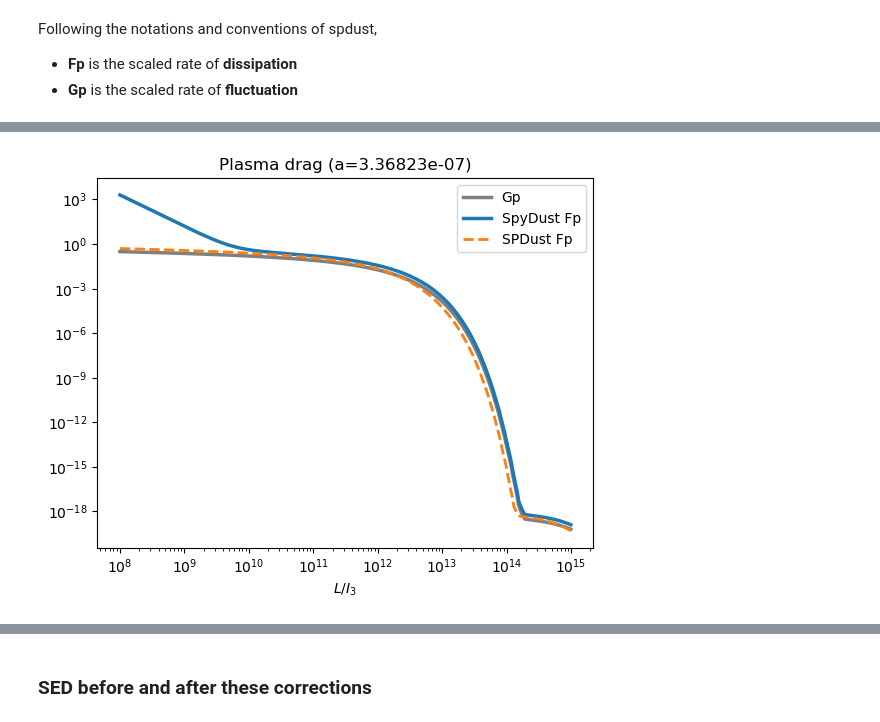
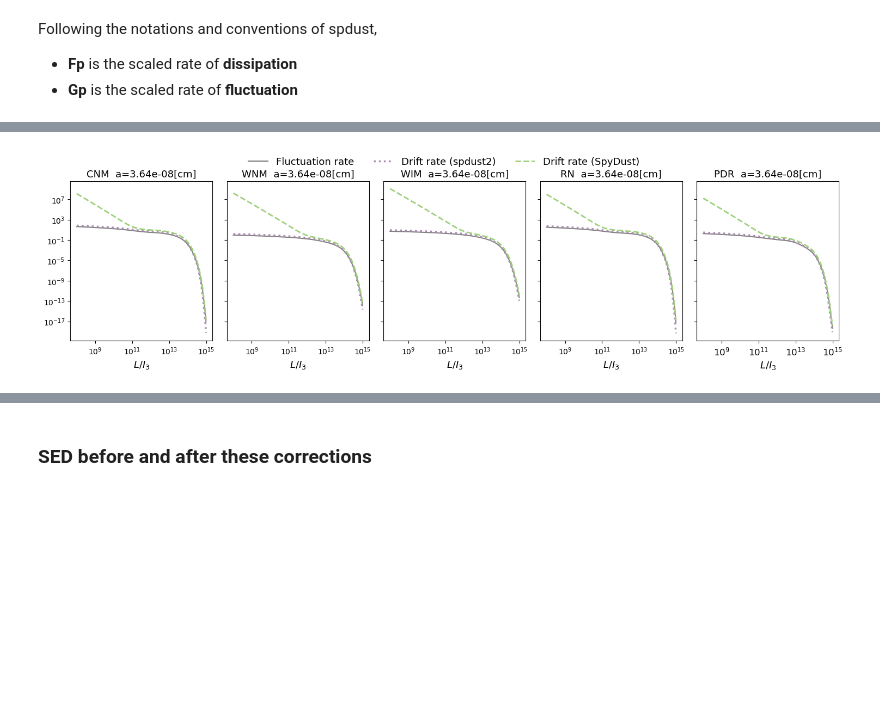
Before and after one commit to zzhang0123/SpyDust, a Jupyter notebook: notebooks/SpDust_vs_SpyDust.ipynb, the cells around one changed output, grey strips where cells are left out. Saved outputs shown, nothing was run; the diff lists cells and outputs as text; code cells hidden in the pictures; blank space fills up the shorter version.

```diff
--- a/notebooks/SpDust_vs_SpyDust.ipynb
+++ b/notebooks/SpDust_vs_SpyDust.ipynb
@@ -205,5 +215,25 @@ plasma_drag_plots(0)
-# %%
-plasma_drag_plots(-1)
-# %% [output]
-[figure, removed]
+# %%
+fig, axs = plt.subplots(1, 5, figsize=(15, 4), sharex=True, sharey=True)
+
+
+plasma_drag_plots(axs[0], CNM_params, 0, "CNM  ")
+plasma_drag_plots(axs[1], WNM_params, 0, "WNM  ")
+plasma_drag_plots(axs[2], WIM_params, 0, "WIM  ", label=True)
+#plasma_drag_plots(axs[1, 0], WIM_params, -1, "WIM  ")
+
+#plasma_drag_plots(axs[1, 1], CNM_params, -1, "CNM  ")
+plasma_drag_plots(axs[3], RN_params, 0, "RN  ")
+plasma_drag_plots(axs[4], PDR_params, 0, "PDR  ")
+#plasma_drag_plots(axs[1, 2], RN_params, -1, "RN  ")
+
+# Set xsticks fontsize to be 12
+plt.xticks(fontsize=12)
+plt.yticks(fontsize=12)
+# Set the global legend at the top of the figure; only the legend of the first subplot is shown
+plt.tight_layout()
+
+fig.legend(loc='upper center', bbox_to_anchor=(0.5, 1.06), ncol=3, fontsize=13, frameon=False)
+plt.savefig('figures/plasma_drag_comparison.pdf', bbox_inches='tight')
+# %% [output]
+[figure, added]
 # %%
```
Also changed, not shown: parts of 19 cells of this notebook, 16 other files.
